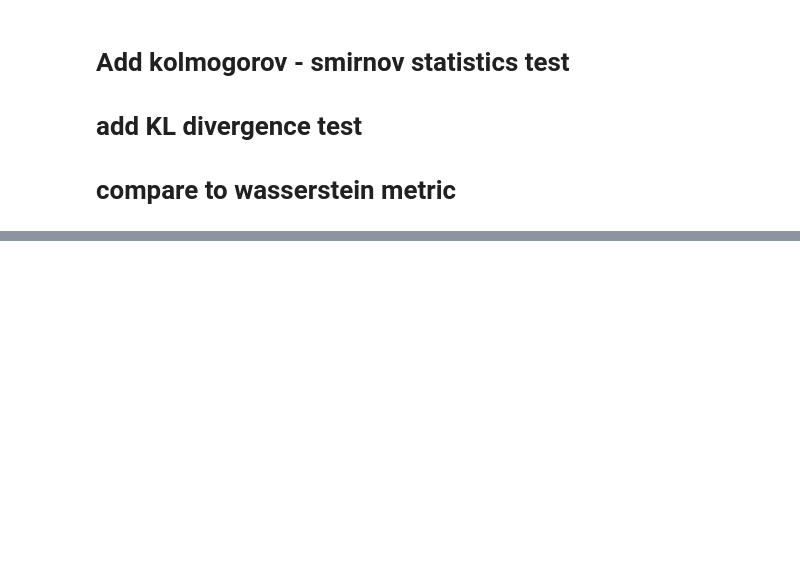
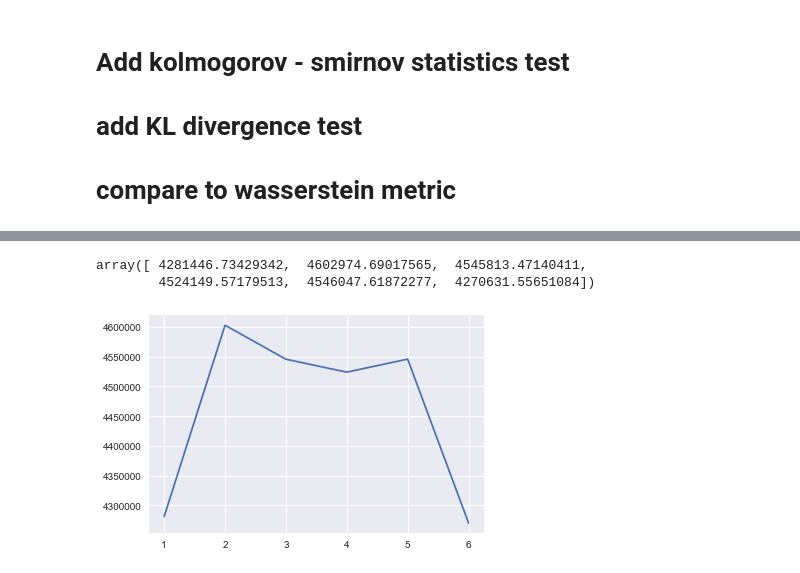
Before and after one commit to singhalrk/stein_ksd, a Jupyter notebook: Stein_Tests.ipynb, the cells around one changed output, grey strips where cells are left out. Cells and saved outputs as stored; diff of their text form; code cells hidden in the pictures; blank space fills up the shorter version.

```diff
--- a/Stein_Tests.ipynb
+++ b/Stein_Tests.ipynb
@@ -153,0 +166,11 @@ plt.plot(np.log2(n_samples), (stein_val_1))
+# %%
+
+stein_poly = ksd(dict(name='polynomial', p=p_data, q=q_var))
+stein_val_2 = np.array([stein_poly.stein_Op(n_) for n_ in n_samples])
+plt.plot(np.log2(n_samples), (stein_val_2))
+
+stein_val_2
+# %% [output]
+array([ 4281446.73429342,  4602974.69017565,  4545813.47140411,
+        4524149.57179513,  4546047.61872277,  4270631.55651084])
+[figure, added]
```
Also changed, not shown: parts of 6 cells of this notebook.
